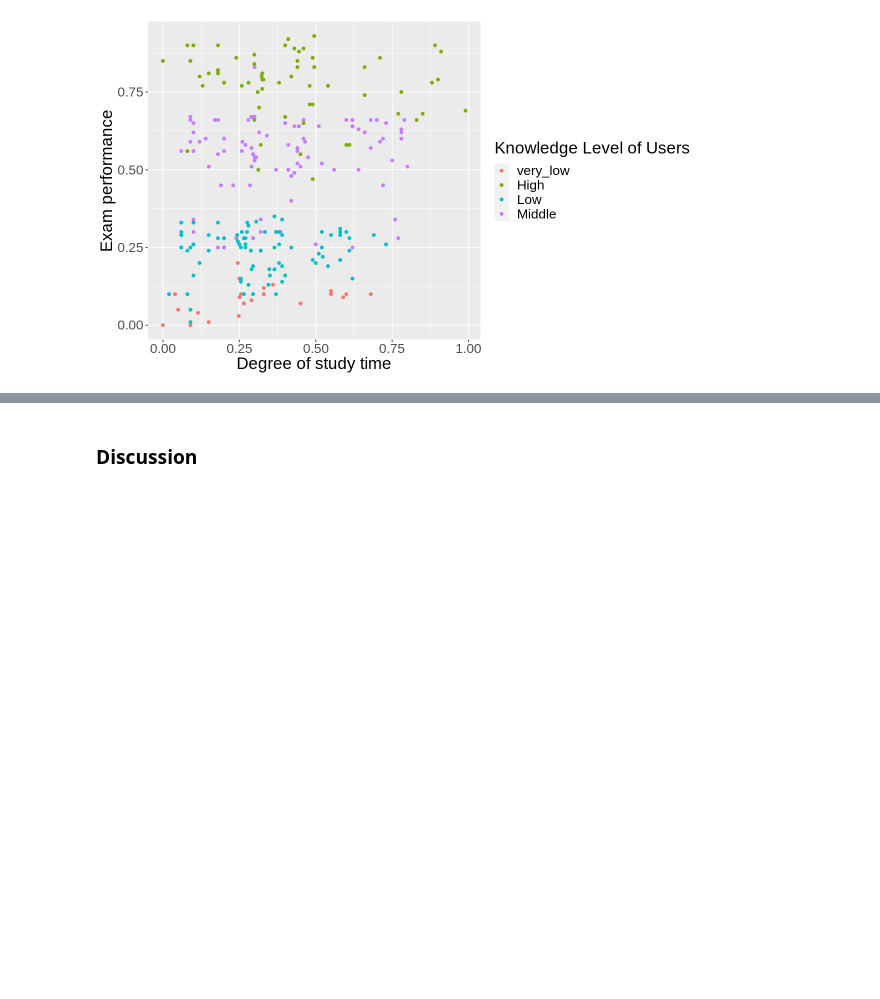
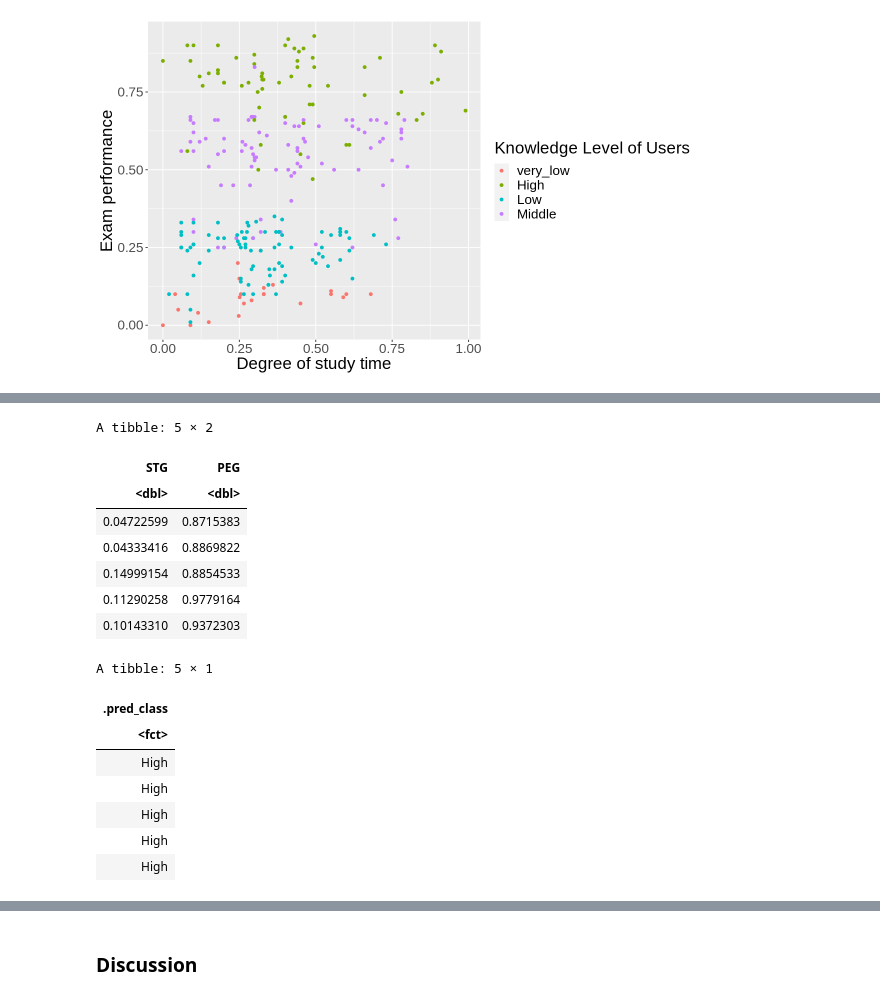
Before and after one commit to sidahuja1/dsci100_group7, a Jupyter notebook: final_report.ipynb, the cells around one changed output, grey strips where cells are left out. Saved outputs shown, nothing was run; the diff lists cells and outputs as text; code cells hidden in the pictures; blank space fills up the shorter version.

```diff
--- a/final_report.ipynb
+++ b/final_report.ipynb
@@ -174,0 +175,22 @@ cross_val_plot
+# %%
+know_spec <- nearest_neighbor(weight_func = "rectangular", neighbors = 12) %>%
+  set_engine("kknn") %>%
+  set_mode("classification")
+
+know_fit <- know_spec %>%
+       fit(UNS ~ ., data = knowledge_train_data)
+
+know_predictions <- predict(know_fit , knowledge_test_data) %>%
+      bind_cols(knowledge_test_data)
+
+#reorder the levels of UNS
+know_predictions$UNS <- factor(know_predictions$UNS, levels=c("very_low", "High", "Low", "Middle"))
+
+know_metrics <- know_predictions %>%
+        metrics(truth = UNS, estimate = .pred_class)
+know_metrics
+
+know_conf_mat <- know_predictions %>%
+      conf_mat(truth = UNS, estimate = .pred_class)
+
+know_conf_mat
@@ -174,0 +209,24 @@ cross_val_plot
+# %%
+set.seed(1922)
+new_obs <- tibble(STG = runif(5,0,0.2),PEG=runif(5,0.85,1))
+new_obs
+
+prediction_new <- predict(know_fit, new_obs)
+prediction_new
+# %% [output]
+A tibble: 5 × 2
+| STG | PEG |
+| <dbl> | <dbl> |
+| 0.04722599 | 0.8715383 |
+| 0.04333416 | 0.8869822 |
+| 0.14999154 | 0.8854533 |
+| 0.11290258 | 0.9779164 |
+| 0.10143310 | 0.9372303 |
+A tibble: 5 × 1
+| .pred_class |
+| <fct> |
+| High |
+| High |
+| High |
+| High |
+| High |
```
Also changed, not shown: parts of 3 cells of this notebook.
